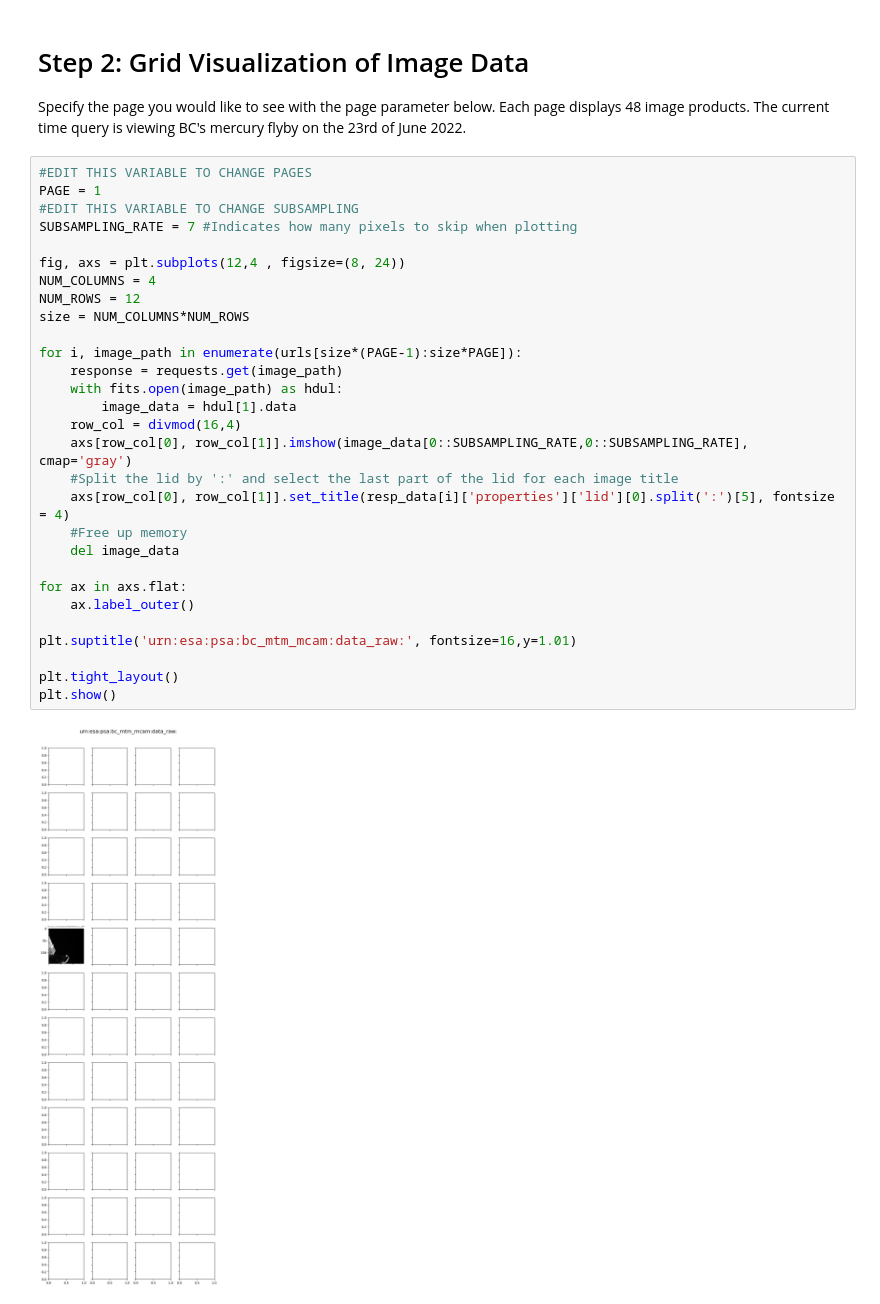
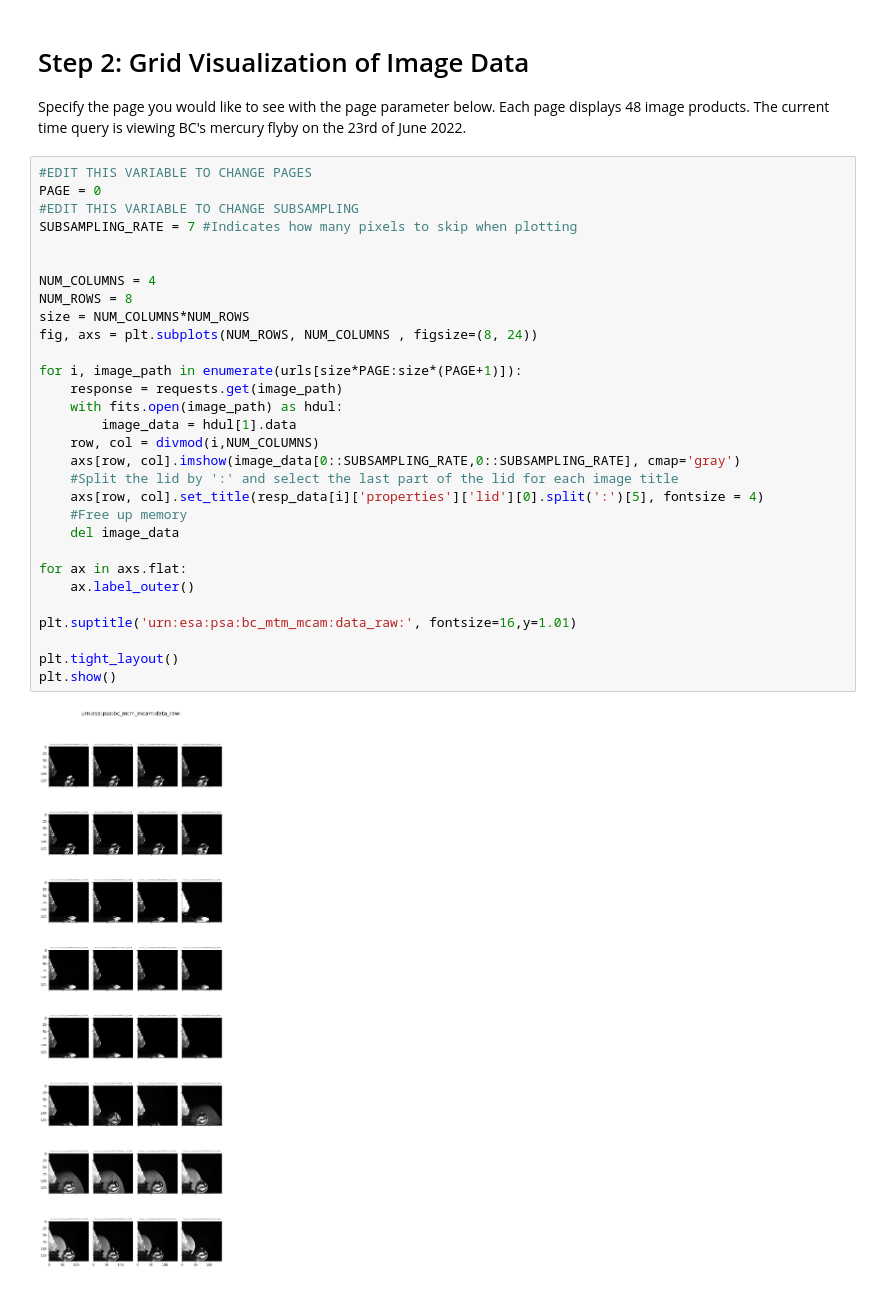
Before and after one commit to NASA-PDS/search-api-notebook, a Jupyter notebook: notebooks/geo/BepiColombo_FlybyVisualization.ipynb, the cells around one changed output. Drawn from its saved outputs; the diff is of its cells as text.

Commit message:
fix bepicolumbo management of number of row/columns in constants

```diff
--- a/notebooks/geo/BepiColombo_FlybyVisualization.ipynb
+++ b/notebooks/geo/BepiColombo_FlybyVisualization.ipynb
@@ -30,32 +30,33 @@ urls[0]
 Specify the page you would like to see with the page parameter below. Each page displays 48 image products. The current time query is viewing BC's mercury flyby on the 23rd of June 2022.
 # %%
 #EDIT THIS VARIABLE TO CHANGE PAGES
-PAGE = 1
+PAGE = 0
 #EDIT THIS VARIABLE TO CHANGE SUBSAMPLING
 SUBSAMPLING_RATE = 7 #Indicates how many pixels to skip when plotting
 
-fig, axs = plt.subplots(12,4 , figsize=(8, 24))
+
 NUM_COLUMNS = 4
-NUM_ROWS = 12
+NUM_ROWS = 8
 size = NUM_COLUMNS*NUM_ROWS
+fig, axs = plt.subplots(NUM_ROWS, NUM_COLUMNS , figsize=(8, 24))
 
-for i, image_path in enumerate(urls[size*(PAGE-1):size*PAGE]):
+for i, image_path in enumerate(urls[size*PAGE:size*(PAGE+1)]):
     response = requests.get(image_path)
     with fits.open(image_path) as hdul:
         image_data = hdul[1].data
-    row_col = divmod(16,4)
-    axs[row_col[0], row_col[1]].imshow(image_data[0::SUBSAMPLING_RATE,0::SUBSAMPLING_RATE], cmap='gray')
+    row, col = divmod(i,NUM_COLUMNS)
+    axs[row, col].imshow(image_data[0::SUBSAMPLING_RATE,0::SUBSAMPLING_RATE], cmap='gray')
     #Split the lid by ':' and select the last part of the lid for each image title
-    axs[row_col[0], row_col[1]].set_title(resp_data[i]['properties']['lid'][0].split(':')[5], fontsize = 4)
+    axs[row, col].set_title(resp_data[i]['properties']['lid'][0].split(':')[5], fontsize = 4)
     #Free up memory
     del image_data
 
 for ax in axs.flat:
     ax.label_outer()
 
 plt.suptitle('urn:esa:psa:bc_mtm_mcam:data_raw:', fontsize=16,y=1.01)
 
 plt.tight_layout()
 plt.show()
 # %% [output]
-[figure, old version]
+[figure, new version]
```
Also changed, not shown: parts of 1 cell of this notebook, 5 other files.
